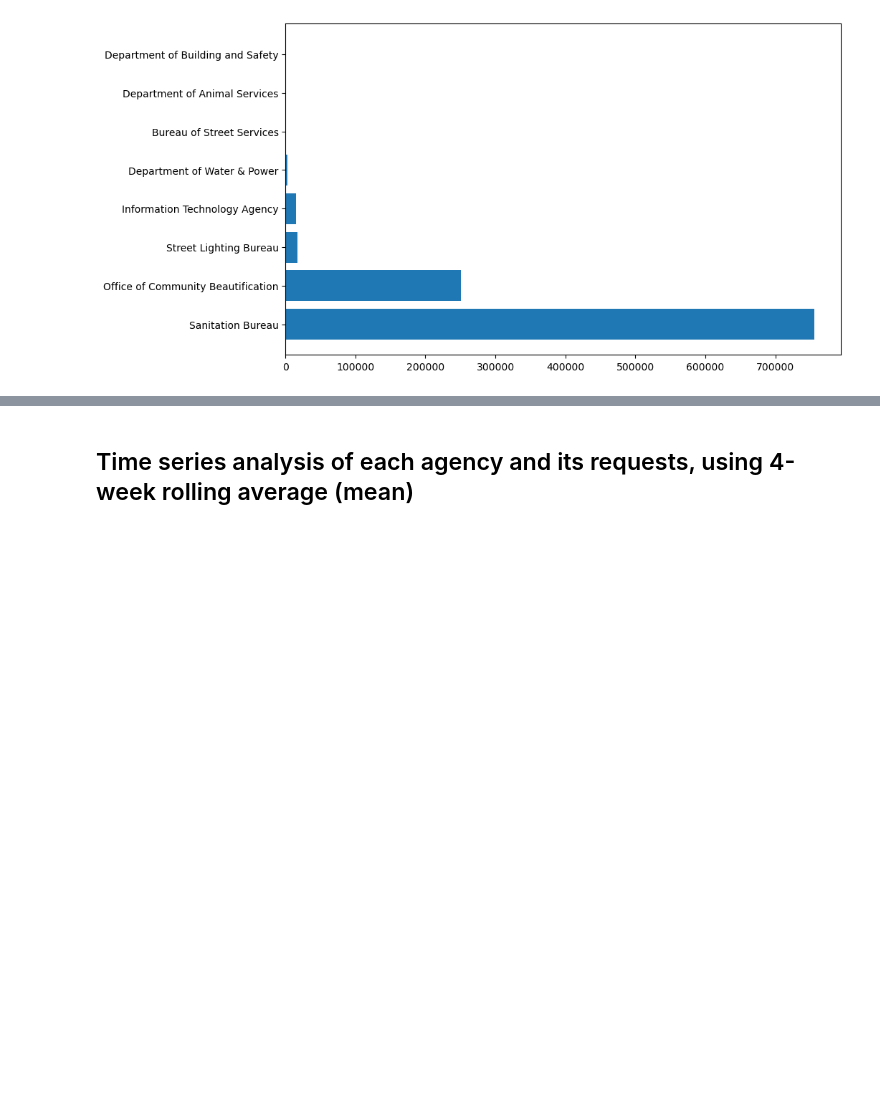
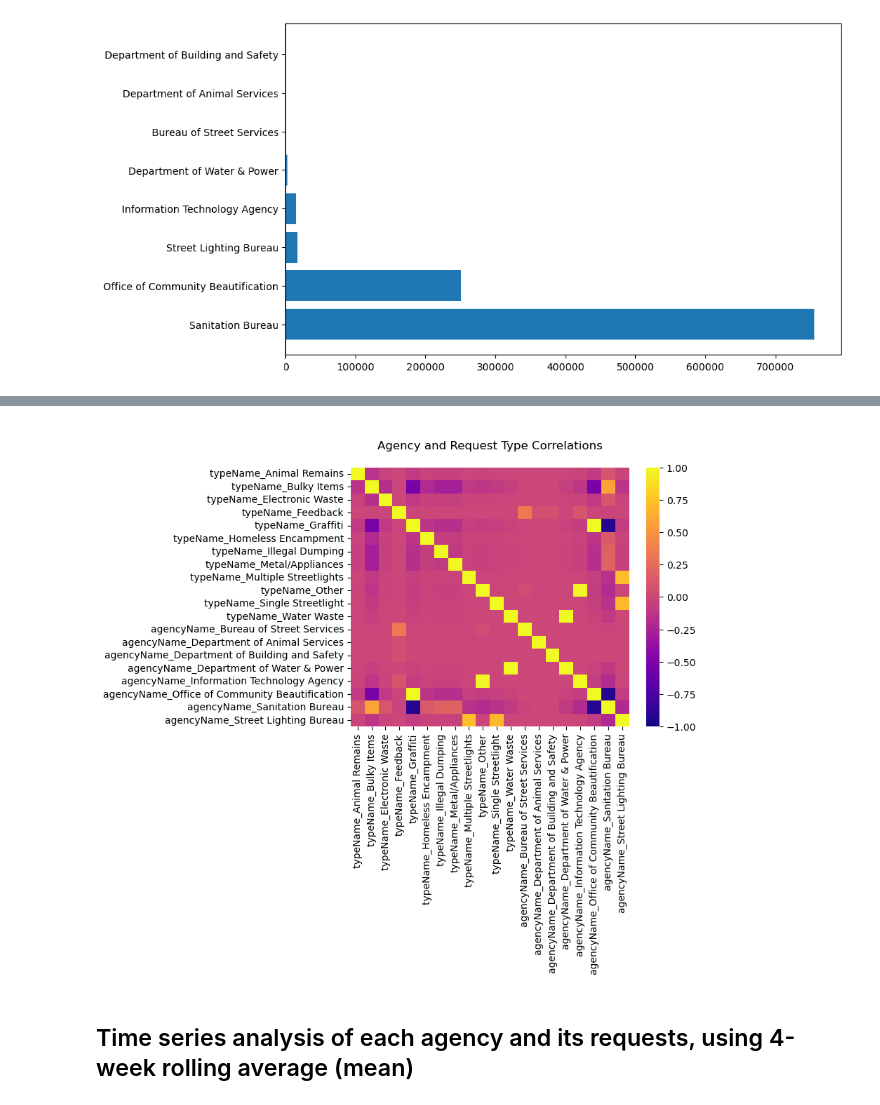
Before and after one commit to ajmachado42/Hack-for-LA-311-Data, a Jupyter notebook: I-1432/code/clean_eda.ipynb, the cells around one changed output, grey strips where cells are left out. Drawn from its saved outputs; the diff is of its cells as text; code cells hidden in the pictures; blank space fills up the shorter version.

```diff
--- a/I-1432/code/clean_eda.ipynb
+++ b/I-1432/code/clean_eda.ipynb
@@ -139,0 +155,5 @@ plt.show()
+# %%
+# qualitative linkages between request type name and agency name
+# create dummies for each request type and agency
+type_agency = pd.get_dummies(df[['typeName', 'agencyName']])
+type_agency.head()
@@ -140,3 +167,17 @@ plt.show()
+# %%
+# heatmap the dummies
+corr2 = type_agency.corr()
+
+sns.heatmap(corr2,
+           cmap = 'plasma',
+           annot = False,
+           vmin = -1,
+           vmax = 1)
+plt.title('\nAgency and Request Type Correlations\n')
+
+plt.savefig('../images/type_agency_corr.jpg');
+# %% [output]
+[figure, added]
 # %% [markdown]
 ## Time series analysis of each agency and its requests, using 4-week rolling average (mean)
 # %%
```
Also changed, not shown: parts of 5 cells of this notebook, 10 other files.
